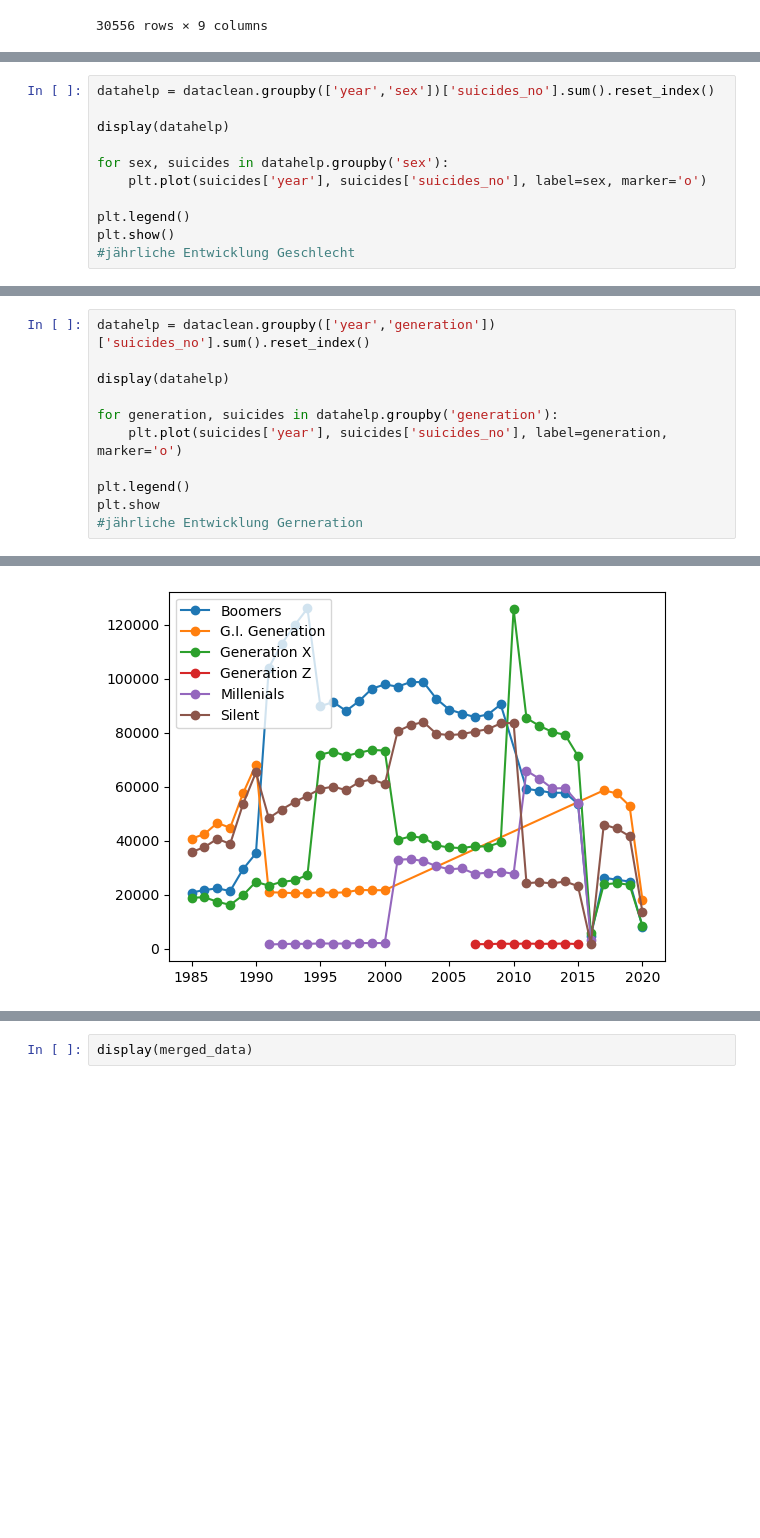
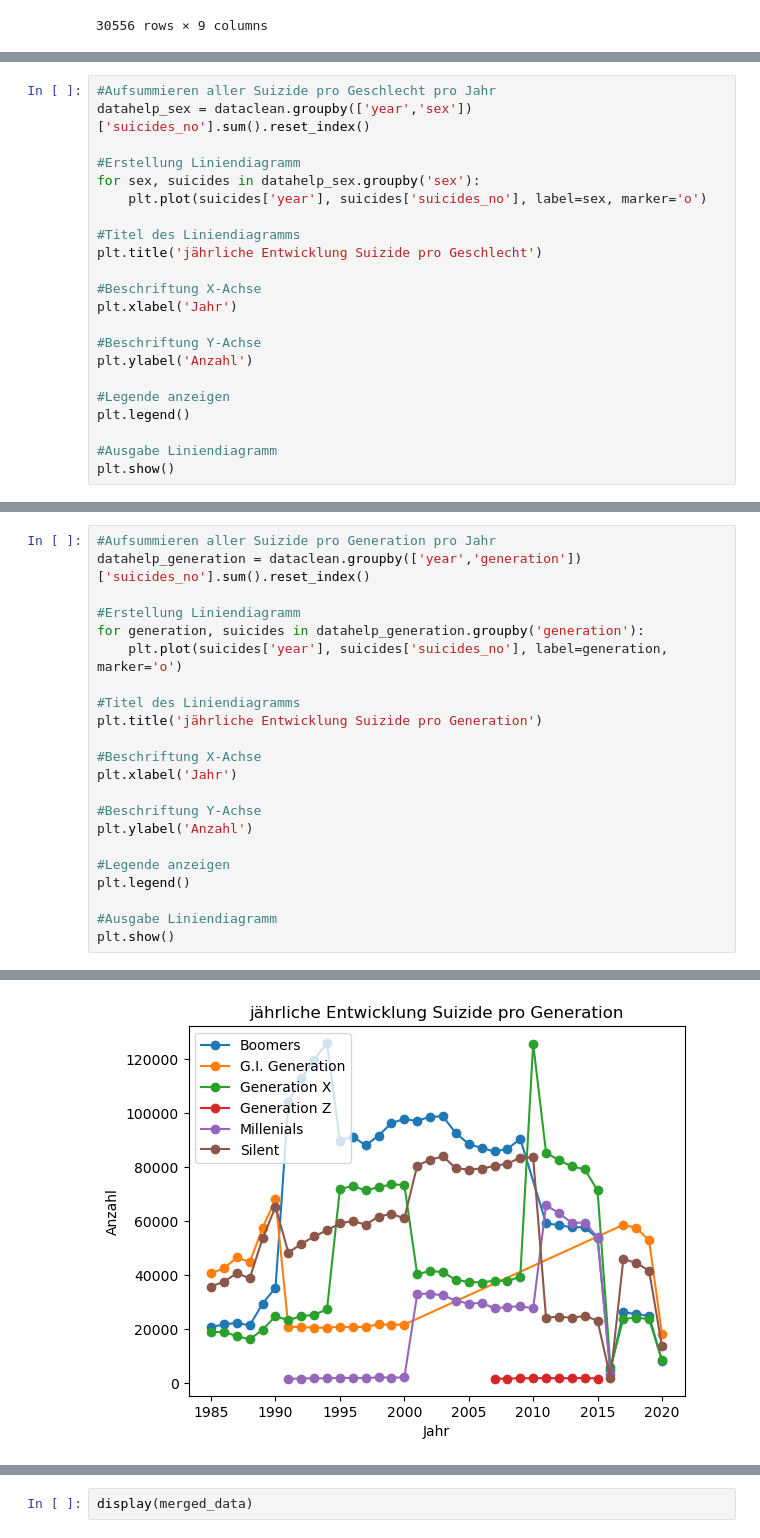
Before and after one commit to DataScience-DHBWKA/abc, a Jupyter notebook: data.ipynb, the cells around one changed output, grey strips where cells are left out. Cells and saved outputs as stored; diff of their text form; blank space fills up the shorter version.

```diff
--- a/data.ipynb
+++ b/data.ipynb
@@ -441,12 +328,23 @@ Name: suicides_no, Length: 2548, dtype: float64
 # %%
-datahelp = dataclean.groupby(['year','sex'])['suicides_no'].sum().reset_index()
+#Aufsummieren aller Suizide pro Geschlecht pro Jahr
+datahelp_sex = dataclean.groupby(['year','sex'])['suicides_no'].sum().reset_index()
 
-display(datahelp)
-
-for sex, suicides in datahelp.groupby('sex'):
+#Erstellung Liniendiagramm
+for sex, suicides in datahelp_sex.groupby('sex'):
     plt.plot(suicides['year'], suicides['suicides_no'], label=sex, marker='o')
 
+#Titel des Liniendiagramms
+plt.title('jährliche Entwicklung Suizide pro Geschlecht')
+
+#Beschriftung X-Achse
+plt.xlabel('Jahr')
+
+#Beschriftung Y-Achse
+plt.ylabel('Anzahl')
+
+#Legende anzeigen
 plt.legend()
+
+#Ausgabe Liniendiagramm
 plt.show()
-#jährliche Entwicklung Geschlecht
 # %% [output]
@@ -467,12 +352,23 @@ plt.show()
 # %%
-datahelp = dataclean.groupby(['year','generation'])['suicides_no'].sum().reset_index()
+#Aufsummieren aller Suizide pro Generation pro Jahr
+datahelp_generation = dataclean.groupby(['year','generation'])['suicides_no'].sum().reset_index()
 
-display(datahelp)
-
-for generation, suicides in datahelp.groupby('generation'):
+#Erstellung Liniendiagramm
+for generation, suicides in datahelp_generation.groupby('generation'):
     plt.plot(suicides['year'], suicides['suicides_no'], label=generation, marker='o')
 
+#Titel des Liniendiagramms
+plt.title('jährliche Entwicklung Suizide pro Generation')
+
+#Beschriftung X-Achse
+plt.xlabel('Jahr')
+
+#Beschriftung Y-Achse
+plt.ylabel('Anzahl')
+
+#Legende anzeigen
 plt.legend()
-plt.show
-#jährliche Entwicklung Gerneration
+
+#Ausgabe Liniendiagramm
+plt.show()
 # %% [output]
@@ -493,2 +375,2 @@ plt.show
-[figure, old version]
+[figure, new version]
 # %%
```
Also changed, not shown: parts of 131 cells of this notebook.
